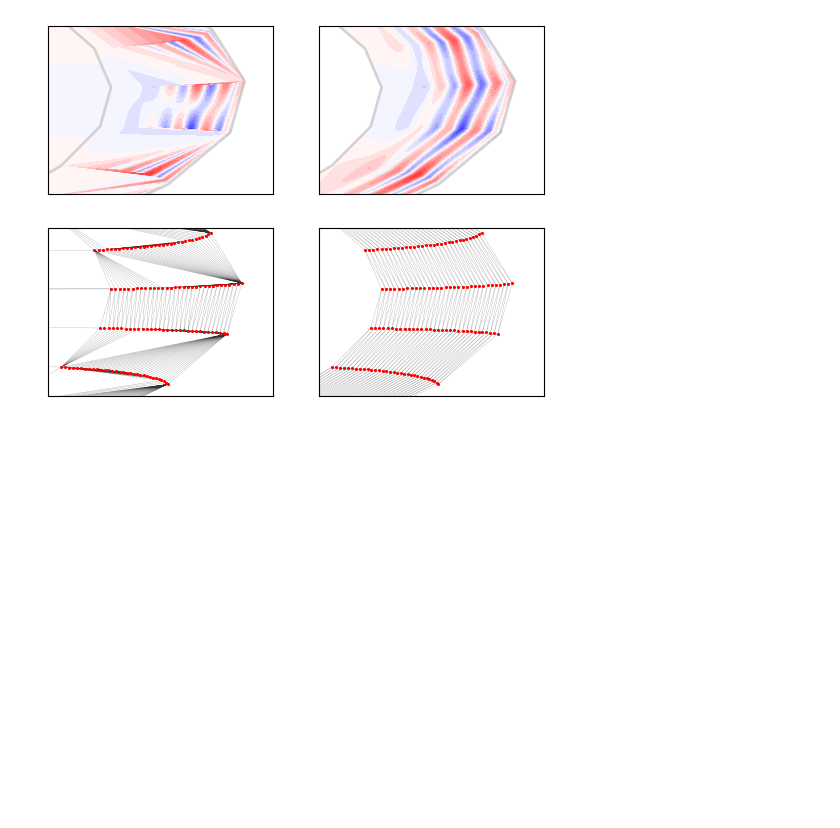
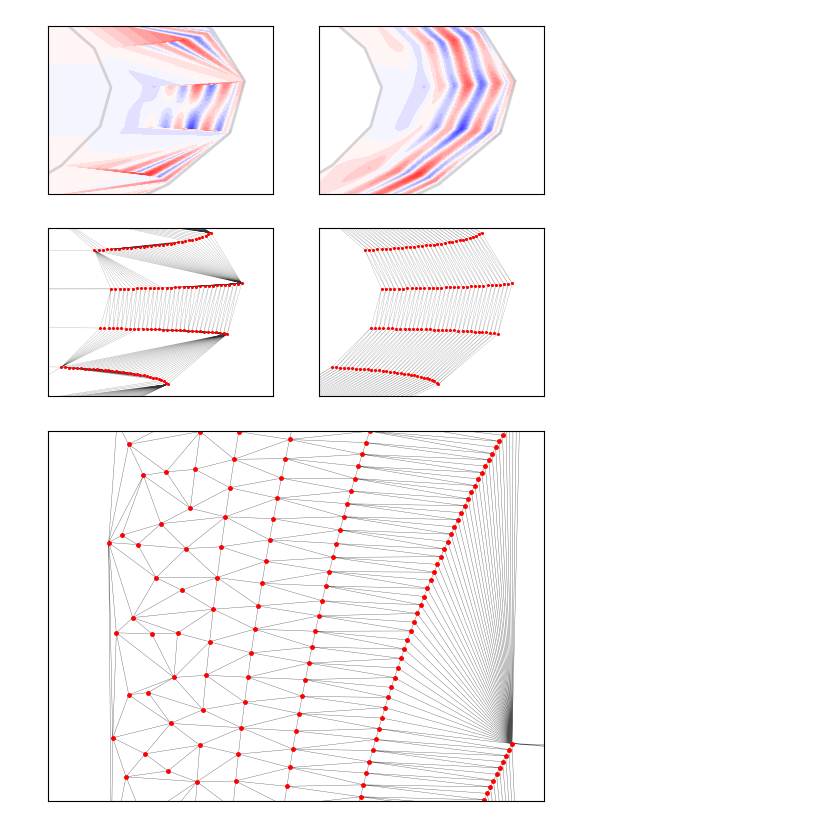
Before and after one commit to felifluid/bachelorarbeit, a Jupyter notebook: scripts/numerical-artifacts.ipynb, the cells around one changed output. Drawn from its saved outputs; the diff is of its cells as text; code cells hidden in the pictures; blank space fills up the shorter version.

Commit message:
feat(scripts/numerical-artifacts): small additions

```diff
--- a/scripts/numerical-artifacts.ipynb
+++ b/scripts/numerical-artifacts.ipynb
@@ -192,3 +192,16 @@ axs[1,1].scatter(r, z, c='r', marker='.', edgecolors='0', lw=0, s=20)
 <matplotlib.collections.PathCollection at 0x...>
 <Figure size 640x480 with 0 Axes>
 [figure]
+# %%
+fig, ax = plt.subplots()
+
+ax.set_ylim(0.015, 0.045)
+ax.set_xlim(0.65, 0.67)
+ax.triplot(R, Z, lw=0.25, c='0.3')
+ax.scatter(R, Z, c='r', marker='.', edgecolors='0', lw=0, s=50)
+ax.set_xticks([])
+ax.set_yticks([])
+
+plt.savefig('../figs/numerical_artifacts/shearing_delaunay_triangles.svg')
+# %% [output]
+[figure, added]
```
Also changed, not shown: parts of 3 cells of this notebook.
